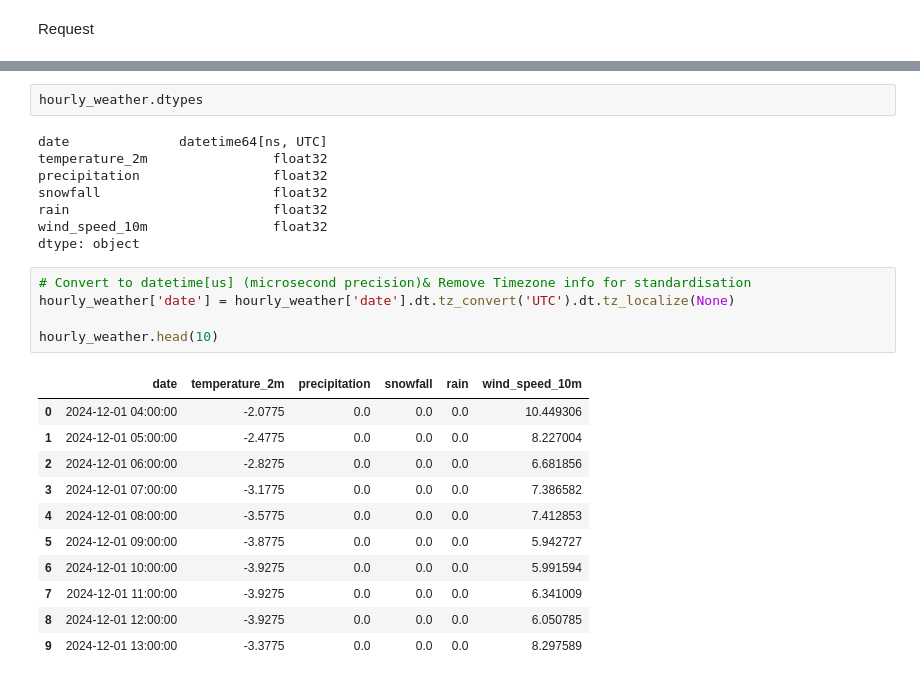
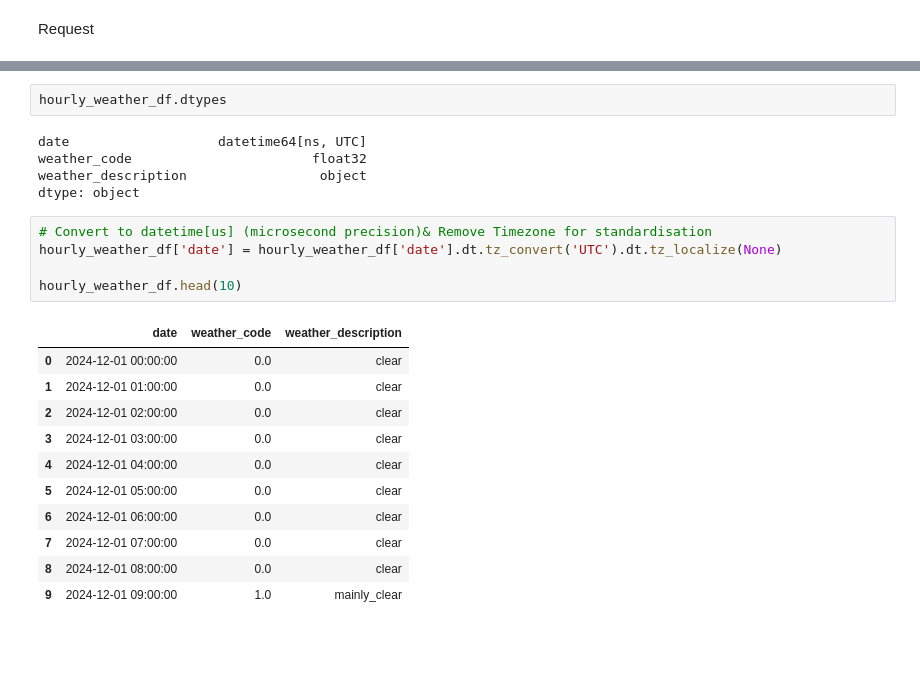
Before and after one commit to ikml-bsrn/NYC_Transportation_Demand, a Jupyter notebook: notebooks/explore_weather.ipynb, the cells around one changed output, grey strips where cells are left out. Cells and saved outputs as stored; diff of their text form; blank space fills up the shorter version.

```diff
--- a/notebooks/explore_weather.ipynb
+++ b/notebooks/explore_weather.ipynb
@@ -76,27 +102,24 @@ Timezone difference to GMT+0 -14400 s
 # %%
-hourly_weather.dtypes
+hourly_weather_df.dtypes
 # %% [output]
-date              datetime64[ns, UTC]
-temperature_2m                float32
-precipitation                 float32
-snowfall                      float32
-rain                          float32
-wind_speed_10m                float32
+date                   datetime64[ns, UTC]
+weather_code                       float32
+weather_description                 object
 dtype: object
 # %%
-# Convert to datetime[us] (microsecond precision)& Remove Timezone info for standardisation
-hourly_weather['date'] = hourly_weather['date'].dt.tz_convert('UTC').dt.tz_localize(None)
+# Convert to datetime[us] (microsecond precision)& Remove Timezone for standardisation
+hourly_weather_df['date'] = hourly_weather_df['date'].dt.tz_convert('UTC').dt.tz_localize(None)
 
-hourly_weather.head(10)
+hourly_weather_df.head(10)
 # %% [output]
-|  | date | temperature_2m | precipitation | snowfall | rain | wind_speed_10m |
-| 0 | 2024-12-01 04:00:00 | -2.0775 | 0.0 | 0.0 | 0.0 | 10.449306 |
-| 1 | 2024-12-01 05:00:00 | -2.4775 | 0.0 | 0.0 | 0.0 | 8.227004 |
-| 2 | 2024-12-01 06:00:00 | -2.8275 | 0.0 | 0.0 | 0.0 | 6.681856 |
-| 3 | 2024-12-01 07:00:00 | -3.1775 | 0.0 | 0.0 | 0.0 | 7.386582 |
-| 4 | 2024-12-01 08:00:00 | -3.5775 | 0.0 | 0.0 | 0.0 | 7.412853 |
-| 5 | 2024-12-01 09:00:00 | -3.8775 | 0.0 | 0.0 | 0.0 | 5.942727 |
-| 6 | 2024-12-01 10:00:00 | -3.9275 | 0.0 | 0.0 | 0.0 | 5.991594 |
-| 7 | 2024-12-01 11:00:00 | -3.9275 | 0.0 | 0.0 | 0.0 | 6.341009 |
-| 8 | 2024-12-01 12:00:00 | -3.9275 | 0.0 | 0.0 | 0.0 | 6.050785 |
-| 9 | 2024-12-01 13:00:00 | -3.3775 | 0.0 | 0.0 | 0.0 | 8.297589 |
+|  | date | weather_code | weather_description |
+| 0 | 2024-12-01 00:00:00 | 0.0 | clear |
+| 1 | 2024-12-01 01:00:00 | 0.0 | clear |
+| 2 | 2024-12-01 02:00:00 | 0.0 | clear |
+| 3 | 2024-12-01 03:00:00 | 0.0 | clear |
+| 4 | 2024-12-01 04:00:00 | 0.0 | clear |
+| 5 | 2024-12-01 05:00:00 | 0.0 | clear |
+| 6 | 2024-12-01 06:00:00 | 0.0 | clear |
+| 7 | 2024-12-01 07:00:00 | 0.0 | clear |
+| 8 | 2024-12-01 08:00:00 | 0.0 | clear |
+| 9 | 2024-12-01 09:00:00 | 1.0 | mainly_clear |
```
Also changed, not shown: parts of 17 cells of this notebook, 17 other files.
